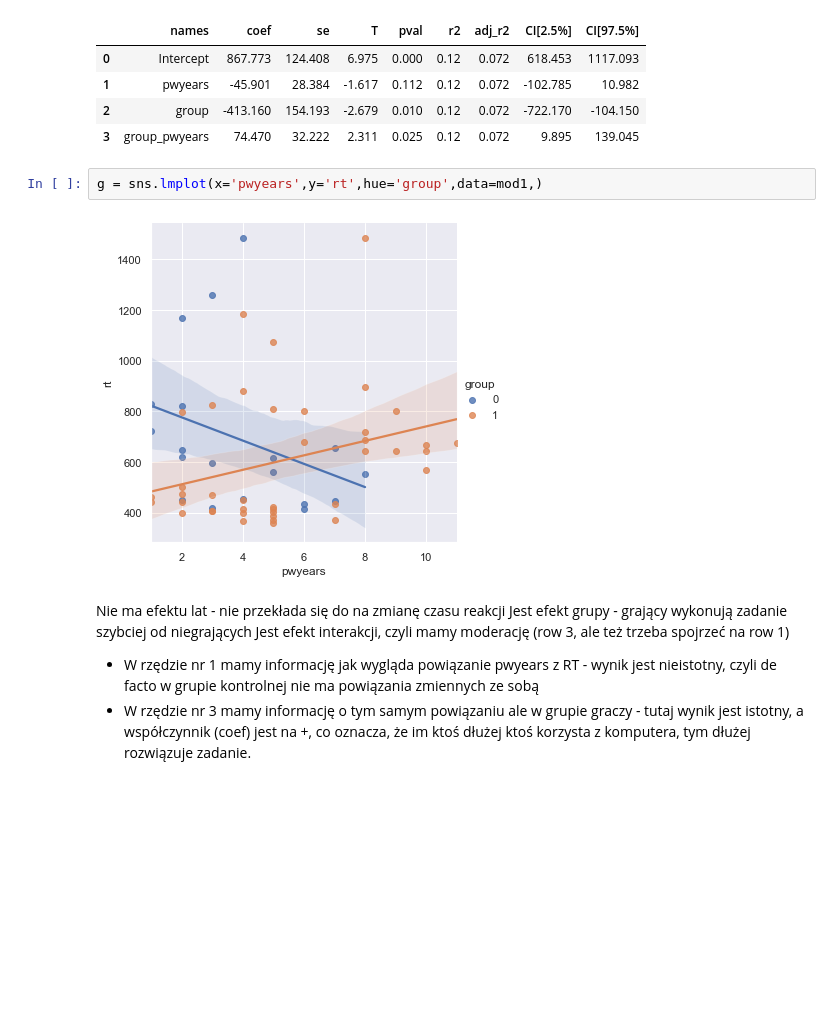
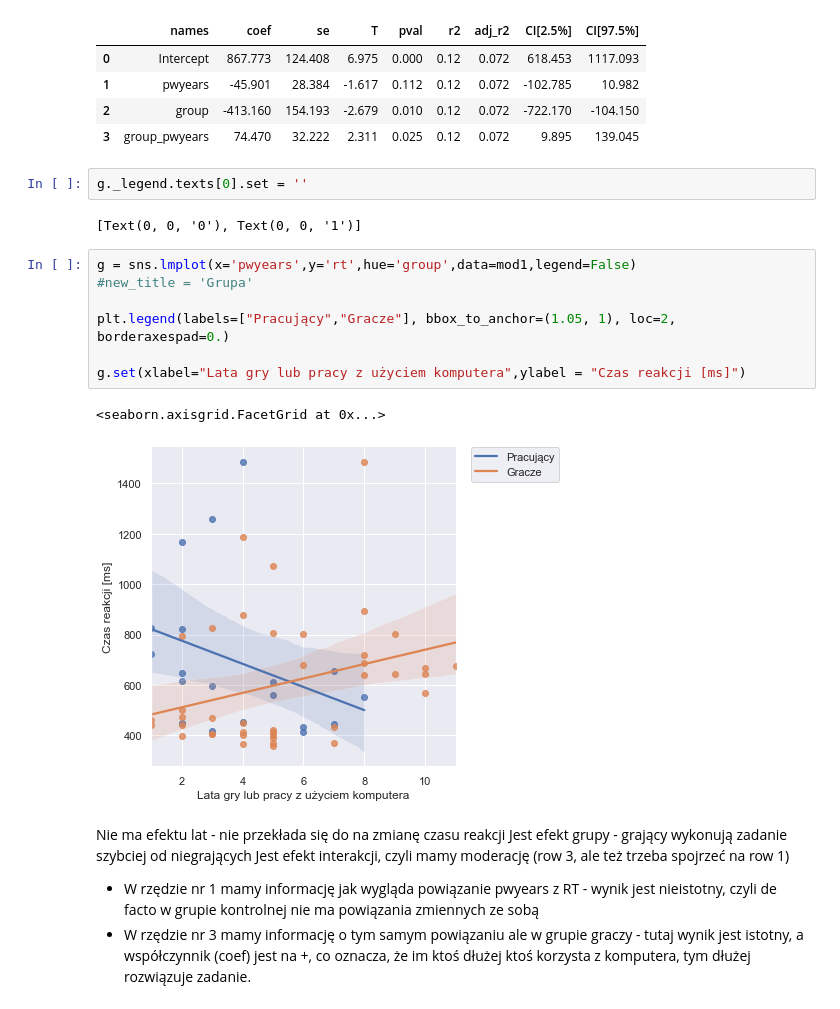
Before and after one commit to tomsitoms/Gracze_mgr, a Jupyter notebook: cts_analyses.ipynb, the cells around one changed output. Cells and saved outputs as stored; diff of their text form; blank space fills up the shorter version.

```diff
--- a/cts_analyses.ipynb
+++ b/cts_analyses.ipynb
@@ -168,10 +174,20 @@ pg.linear_regression(X = mod1[['pwyears','group','group_pwyears']], y= mod1['rt'
 | 1 | pwyears | -45.901 | 28.384 | -1.617 | 0.112 | 0.12 | 0.072 | -102.785 | 10.982 |
 | 2 | group | -413.160 | 154.193 | -2.679 | 0.010 | 0.12 | 0.072 | -722.170 | -104.150 |
 | 3 | group_pwyears | 74.470 | 32.222 | 2.311 | 0.025 | 0.12 | 0.072 | 9.895 | 139.045 |
-# %%
-g = sns.lmplot(x='pwyears',y='rt',hue='group',data=mod1,)
-# %% [output]
-[figure, removed]
+# %%
+g._legend.texts[0].set = ''
+# %% [output]
+[Text(0, 0, '0'), Text(0, 0, '1')]
+# %%
+g = sns.lmplot(x='pwyears',y='rt',hue='group',data=mod1,legend=False)
+#new_title = 'Grupa'
+
+plt.legend(labels=["Pracujący","Gracze"], bbox_to_anchor=(1.05, 1), loc=2, borderaxespad=0.)
+
+g.set(xlabel="Lata gry lub pracy z użyciem komputera",ylabel = "Czas reakcji [ms]")
+# %% [output]
+<seaborn.axisgrid.FacetGrid at 0x...>
+[figure, added]
 # %% [markdown]
 Nie ma efektu lat - nie przekłada się do na zmianę czasu reakcji
 Jest efekt grupy - grający wykonują zadanie szybciej od niegrających
```
Also changed, not shown: parts of 1 cell of this notebook.
